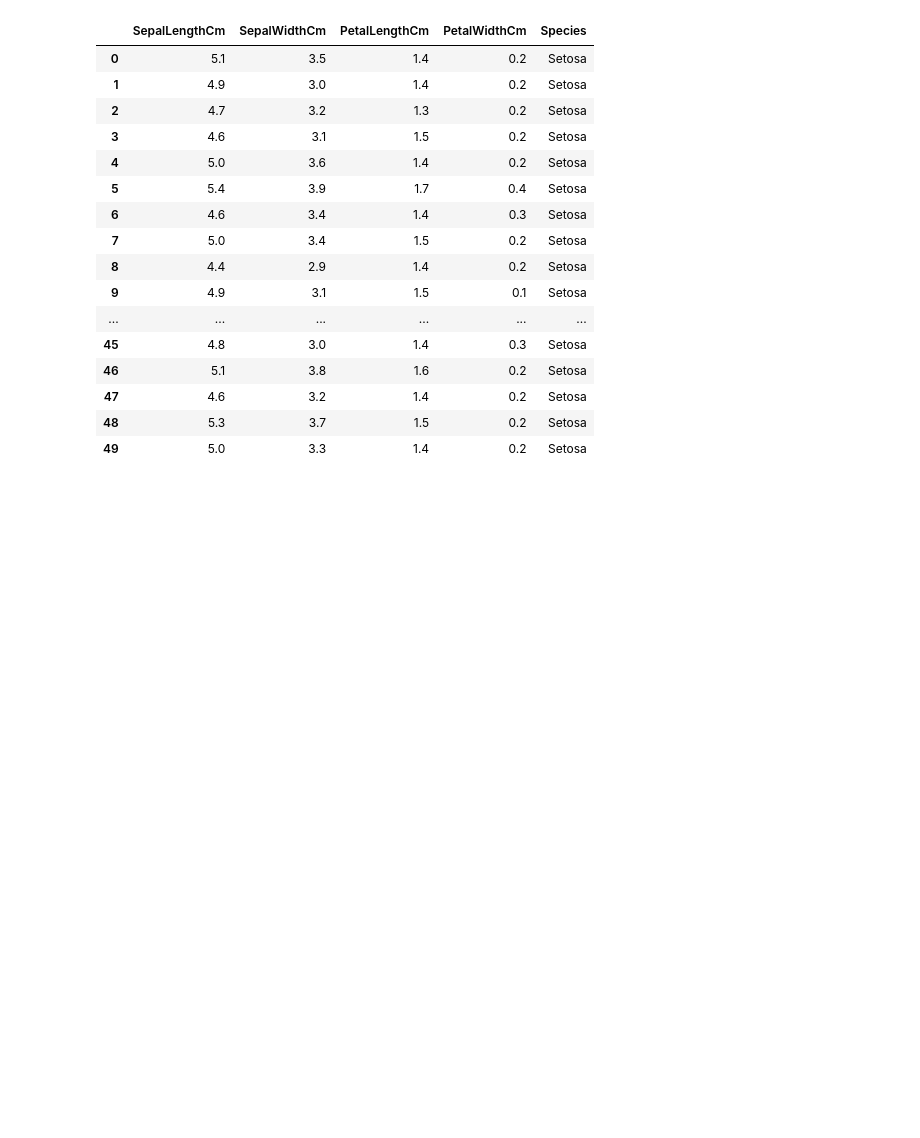
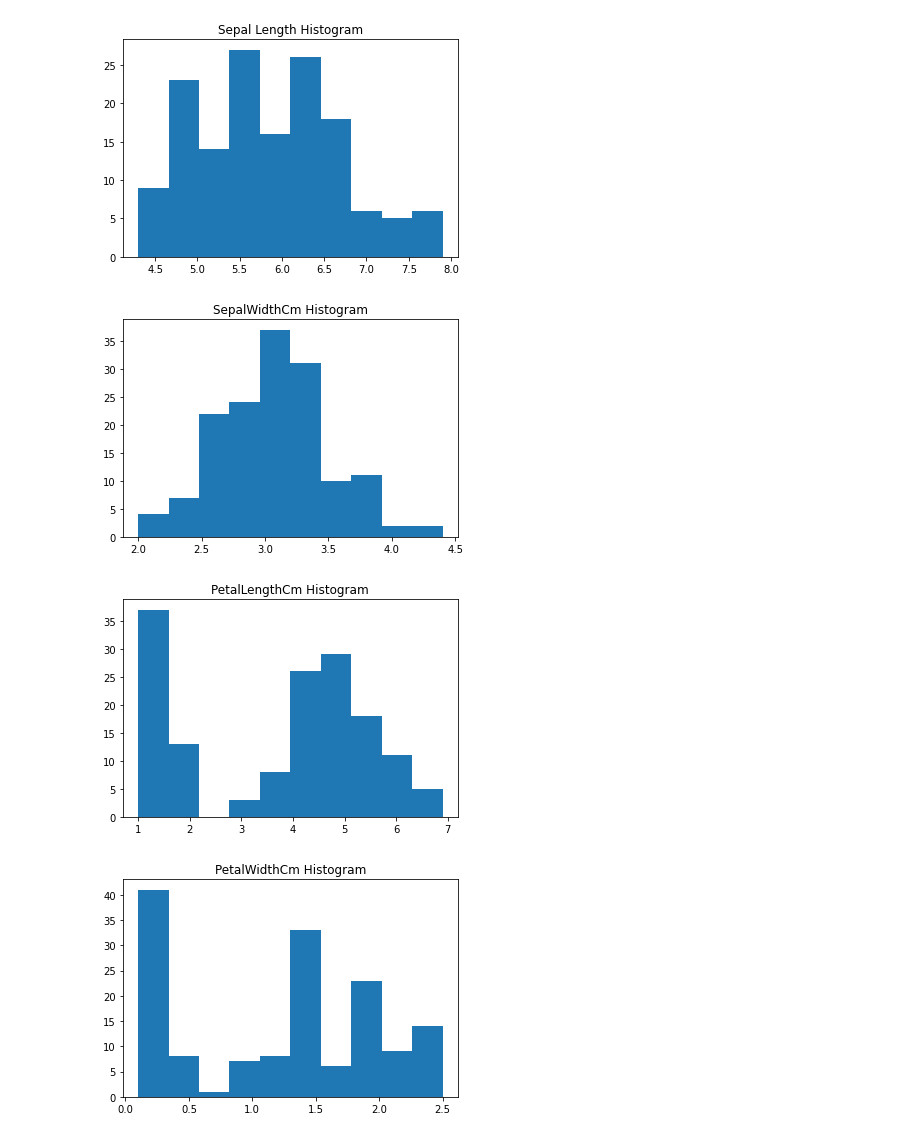
Before and after one commit to RyanMch97/pands-project, a Jupyter notebook: IrisNotebook.ipynb, the cells around one changed output. Saved outputs shown, nothing was run; the diff lists cells and outputs as text; code cells hidden in the pictures; blank space fills up the shorter version.

```diff
--- a/IrisNotebook.ipynb
+++ b/IrisNotebook.ipynb
@@ -48,21 +51,25 @@ Median: 5.8
 # %%
-df.loc[df["Species"] == "Setosa"]
+df.to_csv(r'C:\Users\Ryanmc\Desktop\MasterFolder\College\pands-project\Summary.txt', header=None, index=None, sep='\t', mode='a') ##Prints the Dataframe to the Txt file I have saved on my desktop, reference for code: https://www.codegrepper.com/code-examples/python/pandas+to+txt+file
-# %% [output]
-|  | SepalLengthCm | SepalWidthCm | PetalLengthCm | PetalWidthCm | Species |
-| 0 | 5.1 | 3.5 | 1.4 | 0.2 | Setosa |
-| 1 | 4.9 | 3.0 | 1.4 | 0.2 | Setosa |
-| 2 | 4.7 | 3.2 | 1.3 | 0.2 | Setosa |
-| 3 | 4.6 | 3.1 | 1.5 | 0.2 | Setosa |
-| 4 | 5.0 | 3.6 | 1.4 | 0.2 | Setosa |
-| 5 | 5.4 | 3.9 | 1.7 | 0.4 | Setosa |
-| 6 | 4.6 | 3.4 | 1.4 | 0.3 | Setosa |
-| 7 | 5.0 | 3.4 | 1.5 | 0.2 | Setosa |
-| 8 | 4.4 | 2.9 | 1.4 | 0.2 | Setosa |
-| 9 | 4.9 | 3.1 | 1.5 | 0.1 | Setosa |
-| ... | ... | ... | ... | ... | ... |
-| 45 | 4.8 | 3.0 | 1.4 | 0.3 | Setosa |
-| 46 | 5.1 | 3.8 | 1.6 | 0.2 | Setosa |
-| 47 | 4.6 | 3.2 | 1.4 | 0.2 | Setosa |
-| 48 | 5.3 | 3.7 | 1.5 | 0.2 | Setosa |
-| 49 | 5.0 | 3.3 | 1.4 | 0.2 | Setosa |
+# %%
+plt.hist(df["SepalLengthCm"]) ##Matplot function for creating historgrams, I used W3Schools for this part & it was straightforward enough: https://www.w3schools.com/python/matplotlib_histograms.asp
+plt.title("Sepal Length Histogram")
+plt.savefig('sepallength.png') ##Saves file as PNG: Reference via: https://chartio.com/resources/tutorials/how-to-save-a-plot-to-a-file-using-matplotlib/
+plt.figure()
+plt.hist(df["SepalWidthCm"])
+plt.title("SepalWidthCm Histogram")
+plt.savefig('SepalWidthCm.png')
+plt.figure()
+plt.hist(df["PetalLengthCm"])
+plt.title("PetalLengthCm Histogram")
+plt.savefig('PetalLengthCm.png')
+plt.figure()
+plt.hist(df["PetalWidthCm"])
+plt.title("PetalWidthCm Histogram")
+plt.savefig('PetalWidthCm.png')
+plt.show()
+# %% [output]
+[figure, added]
+[figure, added]
+[figure, added]
+[figure, added]
 # %%
```
Also changed, not shown: parts of 5 cells of this notebook, 8 other files.
